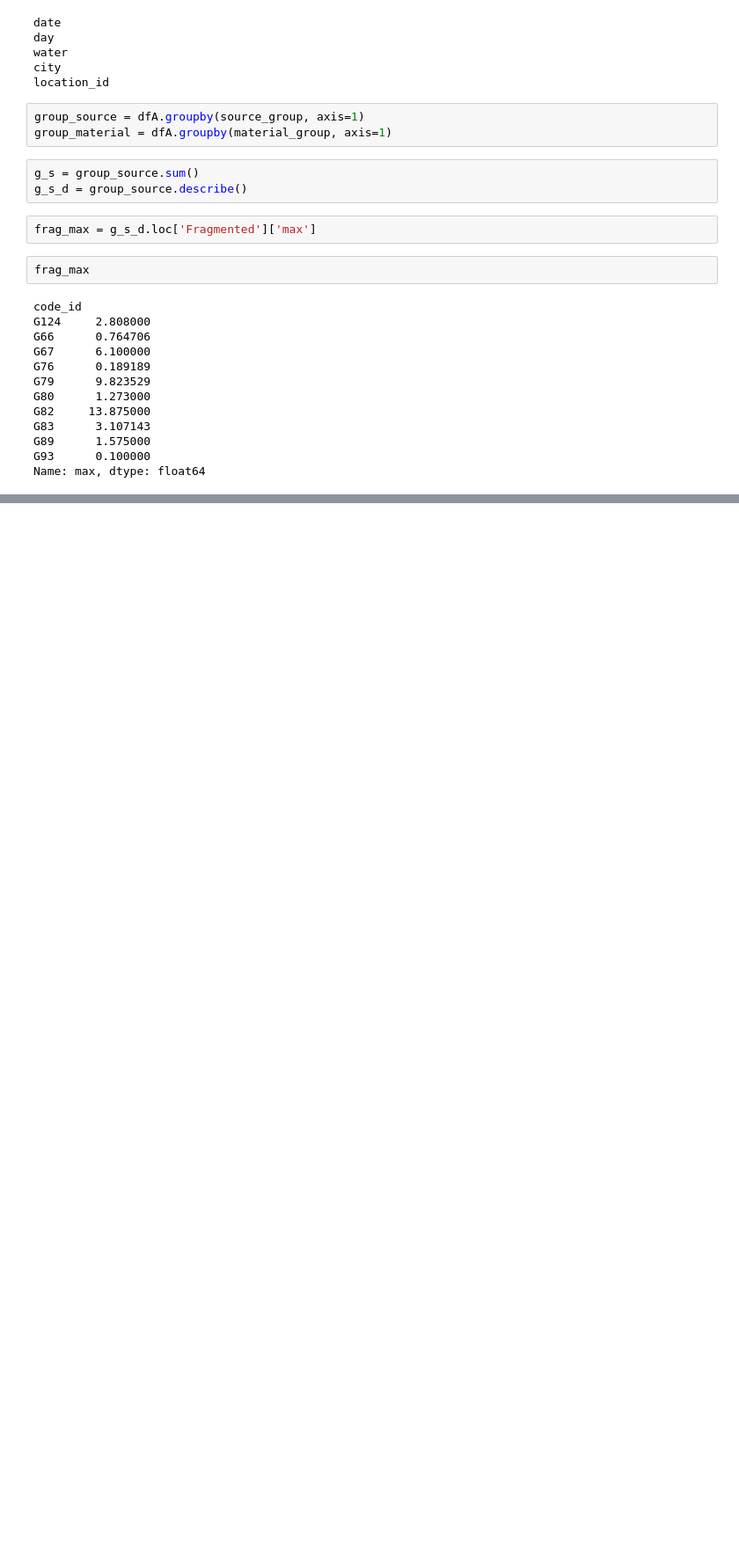
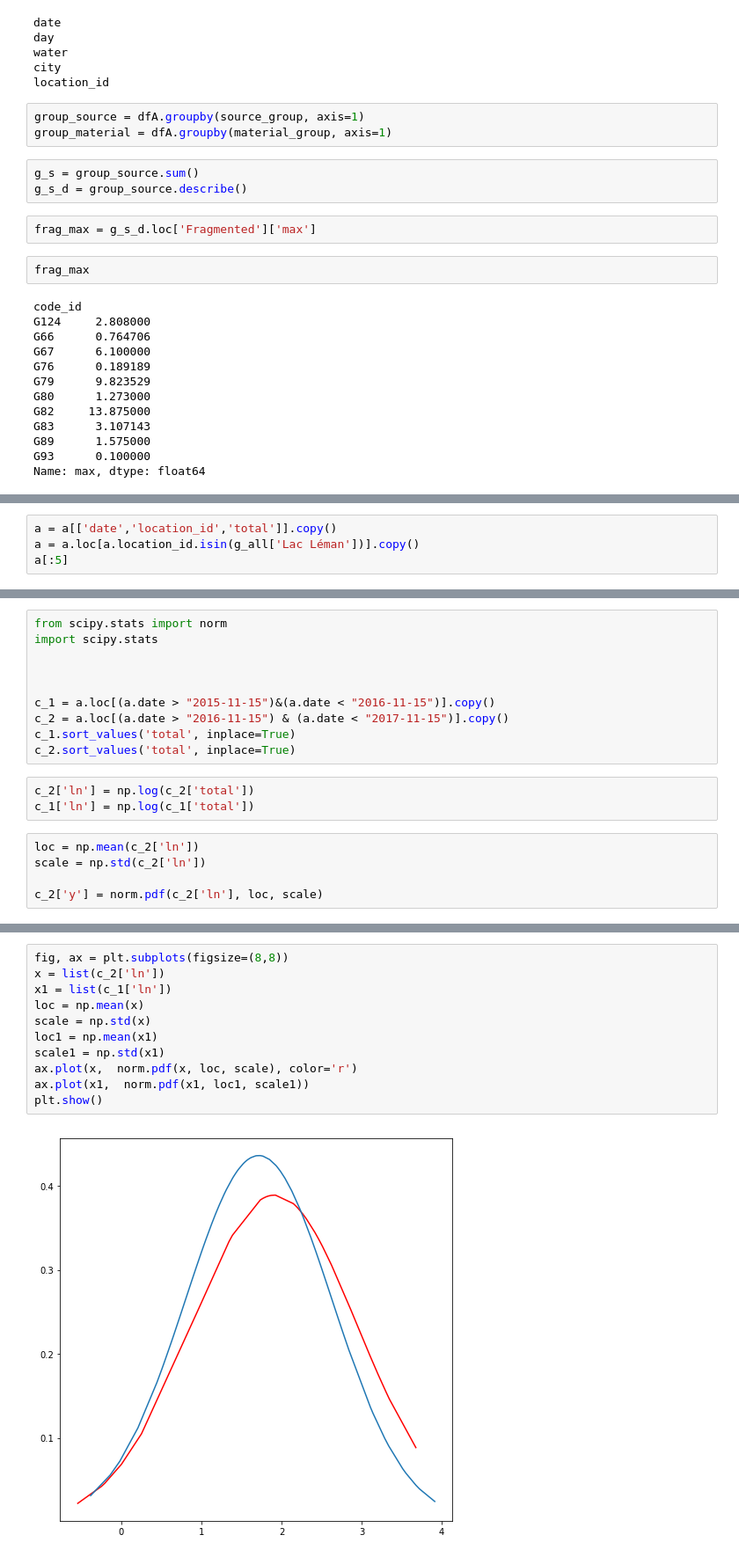
Before and after one commit to GaryHDA/notes, a Jupyter notebook: pandas/Grouping.ipynb, the cells around one changed output, grey strips where cells are left out. Shown: that part at 88% size. Saved outputs shown, nothing was run; the diff lists cells and outputs as text; blank space fills up the shorter version.

```diff
--- a/pandas/Grouping.ipynb
+++ b/pandas/Grouping.ipynb
@@ -149,0 +179,4 @@ Name: max, dtype: float64
+# %%
+a = a[['date','location_id','total']].copy()
+a = a.loc[a.location_id.isin(g_all['Lac Léman'])].copy()
+a[:5]
@@ -149,0 +197,18 @@ Name: max, dtype: float64
+# %%
+from scipy.stats import norm
+import scipy.stats
+
+
+
+c_1 = a.loc[(a.date > "2015-11-15")&(a.date < "2016-11-15")].copy()
+c_2 = a.loc[(a.date > "2016-11-15") & (a.date < "2017-11-15")].copy()
+c_1.sort_values('total', inplace=True)
+c_2.sort_values('total', inplace=True)
+# %%
+c_2['ln'] = np.log(c_2['total'])
+c_1['ln'] = np.log(c_1['total'])
+# %%
+loc = np.mean(c_2['ln'])
+scale = np.std(c_2['ln'])
+
+c_2['y'] = norm.pdf(c_2['ln'], loc, scale)
@@ -150,3 +255,16 @@ Name: max, dtype: float64
+# %%
+fig, ax = plt.subplots(figsize=(8,8))
+x = list(c_2['ln'])
+x1 = list(c_1['ln'])
+loc = np.mean(x)
+scale = np.std(x)
+loc1 = np.mean(x1)
+scale1 = np.std(x1)
+ax.plot(x,  norm.pdf(x, loc, scale), color='r')
+ax.plot(x1,  norm.pdf(x1, loc1, scale1))
+plt.show()
+# %% [output]
+[figure, added]
 # %%
 # get the df:
 def city(df, x):
```
Also changed, not shown: parts of 11 cells of this notebook, 1 other file.
